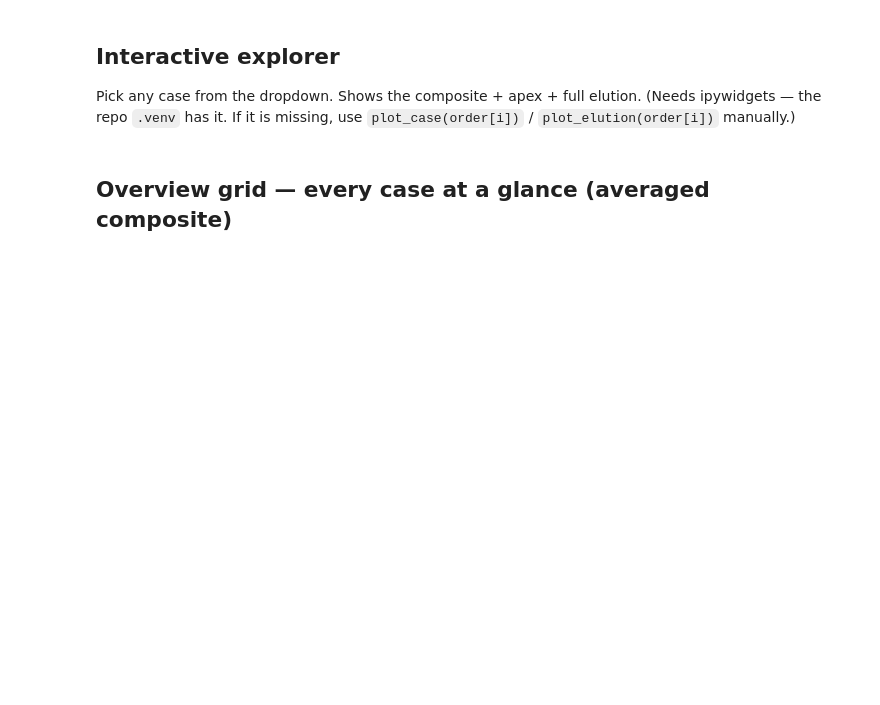
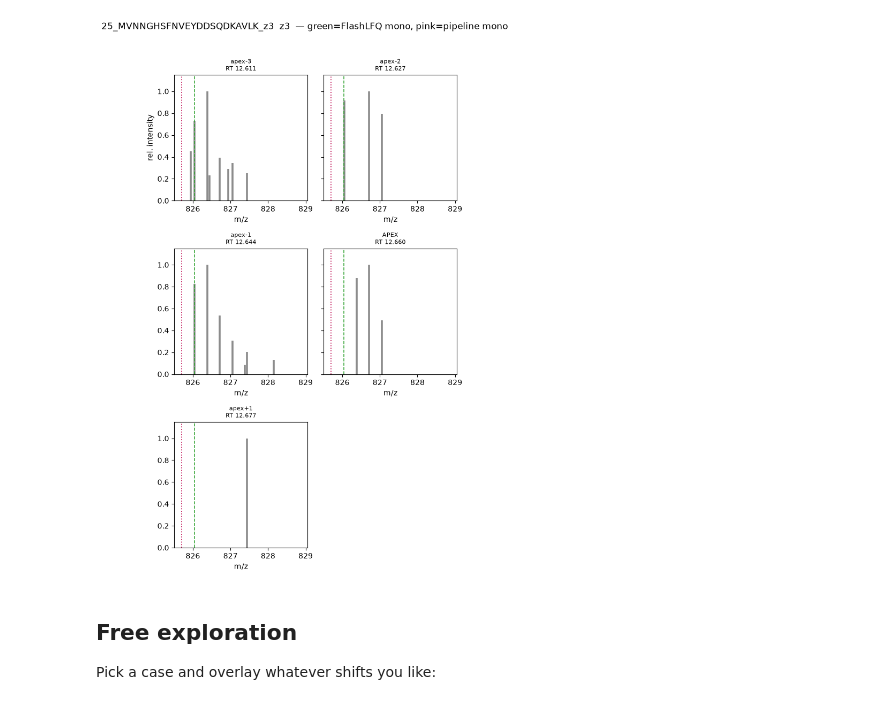
Before and after one commit to Alexander-Sol/flashlfq-rust, a Jupyter notebook: analysis/obo_envelope_explorer.ipynb, the cells around one changed output. Drawn from its saved outputs; the diff is of its cells as text; code cells hidden in the pictures; blank space fills up the shorter version.

```diff
--- a/analysis/obo_envelope_explorer.ipynb
+++ b/analysis/obo_envelope_explorer.ipynb
@@ -140,0 +155,2 @@ fig.suptitle("Averagine template: Rust (exact) vs Python (this notebook)"); fig.
+# %%
+random_selection = np.random.randint(0, len(order), size=4)
@@ -147,0 +250,5 @@ fig.suptitle("Averagine template: Rust (exact) vs Python (this notebook)"); fig.
+# %%
+fig, axes = plt.subplots(2, 2, figsize=(15, 9))
+for ax, case in zip(axes.flat, picked):
+    plot_case(case, "observed_apex", ax=ax)
+fig.suptitle("Apex scan", y=.995); fig.tight_layout()
@@ -148,59 +263,33 @@ fig.suptitle("Averagine template: Rust (exact) vs Python (this notebook)"); fig.
 # %%
-REF_C, PIPE_C, OBS_C = "#2ca02c", "#c2185b", "0.55"
-
-def plot_case(case, observed="observed_composite", extra_shifts=(), legend=True, ax=None):
-    m = meta[case]; z, sp, mono_mz, rk = m["z"], m["spacing"], m["mono_mz"], m["reported_k"]
-    if ax is None:
-        _, ax = plt.subplots(figsize=(9, 5))
-    xmin, xmax = mono_mz - 1.6*sp, mono_mz + 9*sp
-    obs = [(mz, i) for mz, i in series[case][observed] if xmin <= mz <= xmax]
-    omax = max((i for _, i in obs), default=1.0) or 1.0
-    for mz, i in obs:
-        ax.vlines(mz, 0, i/omax, color=OBS_C, lw=3, zorder=1)
-    ax.vlines([], [], [], color=OBS_C, lw=3, label="observed")
-
-    curves = [(0, REF_C, "o", "FlashLFQ (ref)"),
-              (rk, PIPE_C, "X", f"pipeline (k={rk:+d})")]
-    for k in extra_shifts:
-        curves.append((k, None, ".", f"k={k:+d}"))
-    for k, color, marker, name in curves:
-        pts = [(mz, w) for mz, w in template(m["ref_mono"], z, k) if xmin-sp <= mz <= xmax+sp]
-        ax.plot([p[0] for p in pts], [p[1] for p in pts], "-", marker=marker, ms=6, lw=1.6,
-                alpha=.9, color=color, label=name, zorder=3)
-    ax.axvline(mono_mz, color=REF_C, ls="--", lw=1.0, alpha=.8)
-    ax.axvline(mono_mz + rk*sp, color=PIPE_C, ls=":", lw=1.3, alpha=.9)
-    ax.set_xlim(xmin, xmax); ax.set_ylim(0, 1.22)
-    ax.set_title(f"{case}\nz{z}  {m['ref_mono']:.3f} Da  (off by {rk:+d} 13C)", fontsize=8)
-    ax.set_xlabel("m/z", fontsize=8); ax.set_ylabel("rel. int", fontsize=8)
-    if legend:
-        ax.legend(fontsize=7, loc="upper right")
-    ax.grid(True, alpha=.15)
-    return ax
-
 def plot_elution(case):
     m = meta[case]; z, sp, mono_mz, rk = m["z"], m["spacing"], m["mono_mz"], m["reported_k"]
-    offs = sorted(scans[case]); n = len(offs)
-    fig, axes = plt.subplots(1, n, figsize=(3.0*n, 3.2), sharey=True)
+    offs = sorted(scans[case])
+    n = len(offs)
+    rows = max(1, int(np.ceil(n / 2)))
+    fig, axes = plt.subplots(rows, 2, figsize=(3.1*2, 3.4*rows), sharey=True)
+    axes = np.atleast_1d(axes).ravel()
     xmin, xmax = mono_mz - 1.6*sp, mono_mz + 9*sp
-    for ax, off in zip(np.atleast_1d(axes), offs):
+    for ax, off in zip(axes, offs):
         pts = [(mz, i) for mz, i in scans[case][off] if xmin <= mz <= xmax]
         omax = max((i for _, i in pts), default=1.0) or 1.0
         for mz, i in pts:
-            ax.vlines(mz, 0, i/omax, color=OBS_C, lw=2.4)
-        ax.axvline(mono_mz, color=REF_C, ls="--", lw=1.0)
-        ax.axvline(mono_mz + rk*sp, color=PIPE_C, ls=":", lw=1.2)
+            ax.vlines(mz, 0, i/omax, color=OBS_C, lw=2.6)
+        ax.axvline(mono_mz, color=REF_C, ls="--", lw=1.1)
+        ax.axvline(mono_mz + rk*sp, color=PIPE_C, ls=":", lw=1.3)
         ax.set_xlim(xmin, xmax); ax.set_ylim(0, 1.15)
         tag = "APEX" if off == 0 else f"apex{off:+d}"
         ax.set_title(f"{tag}\nRT {scan_rt[case][off]:.3f}", fontsize=8)
-        ax.set_xlabel("m/z", fontsize=8)
-    np.atleast_1d(axes)[0].set_ylabel("rel. int")
-    fig.suptitle(f"{case}  z{z}  — green=FlashLFQ mono, pink=pipeline mono", y=1.03, fontsize=10)
+        ax.set_xlabel("m/z")
+    for ax in axes[n:]:
+        ax.set_visible(False)
+    axes[0].set_ylabel("rel. intensity")
+    fig.suptitle(f"{case}  z{z}  — green=FlashLFQ mono, pink=pipeline mono", y=1.02)
     fig.tight_layout()
 
-# Quick look at the first case:
-plot_case(order[0]);
+plot_elution(picked[1])
+# %% [output]
+[figure, added]
-# %% [markdown]
-## Interactive explorer
-
-Pick any case from the dropdown. Shows the composite + apex + full elution. (Needs ipywidgets — the
-repo `.venv` has it. If it is missing, use `plot_case(order[i])` / `plot_elution(order[i])` manually.)
+# %% [markdown]
+## Free exploration
+
+Pick a case and overlay whatever shifts you like:
@@ -219,2 +309,0 @@ except Exception as e:
-# %% [markdown]
-## Overview grid — every case at a glance (averaged composite)
```
Also changed, not shown: parts of 18 cells of this notebook, 4 other files.
